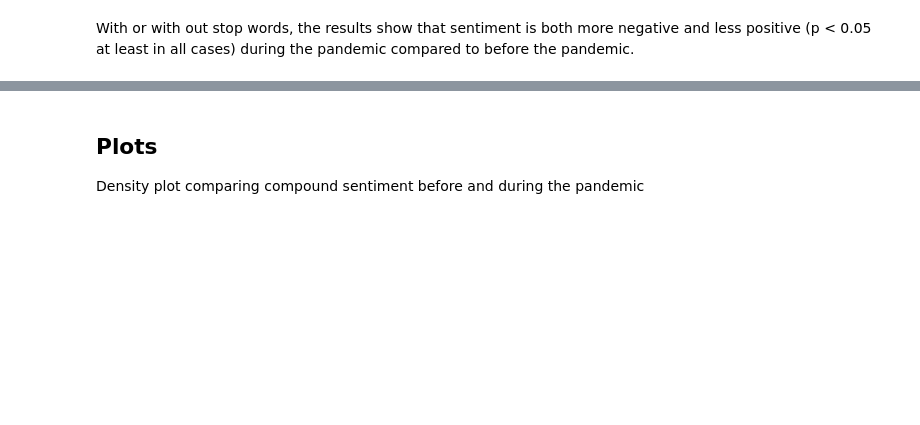
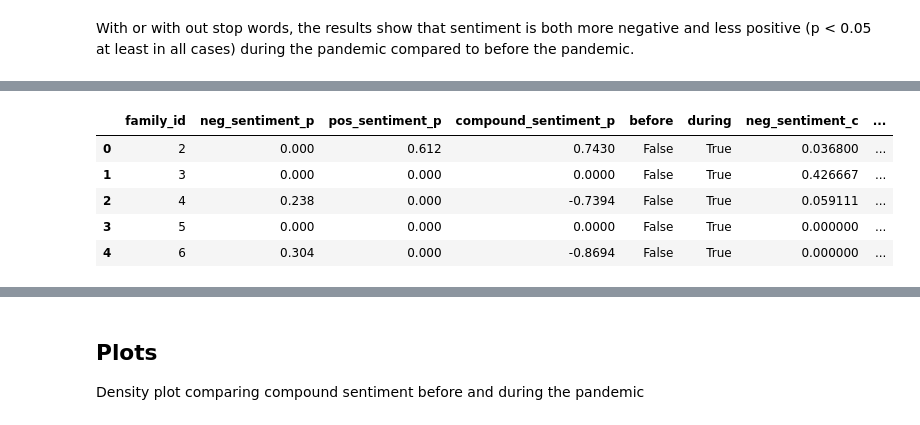
Before and after one commit to mwhuhn/forum-sentiment-old, a Jupyter notebook: 2-Sentiment_Analysis.ipynb, the cells around one changed output, grey strips where cells are left out. Saved outputs shown, nothing was run; the diff lists cells and outputs as text; code cells hidden in the pictures; blank space fills up the shorter version.

```diff
--- a/2-Sentiment_Analysis.ipynb
+++ b/2-Sentiment_Analysis.ipynb
@@ -238,0 +262,9 @@ With or with out stop words, the results show that sentiment is both more negati
+# %%
+parents = df[df["is_parent"]]
+parents = parents[["family_id","neg_sentiment","pos_sentiment","compound_sentiment","before","during"]]
+children = df[~df["is_parent"]]
+children = children[["family_id","neg_sentiment","pos_sentiment","compound_sentiment"]]
+children.info()
+children_ave = children.groupby("family_id", as_index=False).mean()
+compare = pd.merge(left=parents, right=children_ave, on="family_id", how="inner", suffixes=['_p','_c'])
+compare.info()
@@ -238,0 +289,12 @@ With or with out stop words, the results show that sentiment is both more negati
+# %%
+compare['pos_diff'] = compare['pos_sentiment_p'] - compare['pos_sentiment_c']
+compare['neg_diff'] = compare['neg_sentiment_p'] - compare['neg_sentiment_c']
+compare['compound_diff'] = compare['compound_sentiment_p'] - compare['compound_sentiment_c']
+compare.head()
+# %% [output]
+|  | family_id | neg_sentiment_p | pos_sentiment_p | compound_sentiment_p | before | during | neg_sentiment_c | ... |
+| 0 | 2 | 0.000 | 0.612 | 0.7430 | False | True | 0.036800 | ... |
+| 1 | 3 | 0.000 | 0.000 | 0.0000 | False | True | 0.426667 | ... |
+| 2 | 4 | 0.238 | 0.000 | -0.7394 | False | True | 0.059111 | ... |
+| 3 | 5 | 0.000 | 0.000 | 0.0000 | False | True | 0.000000 | ... |
+| 4 | 6 | 0.304 | 0.000 | -0.8694 | False | True | 0.000000 | ... |
```
Also changed, not shown: parts of 28 cells of this notebook, 2 other files.
